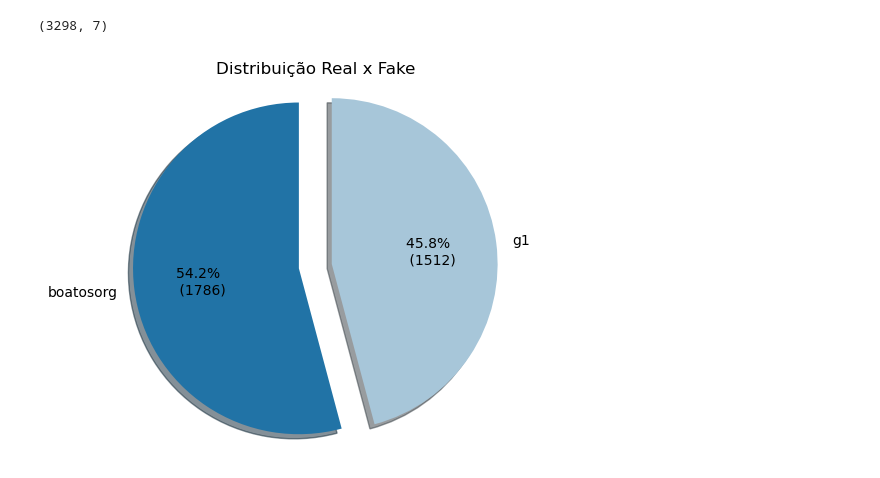
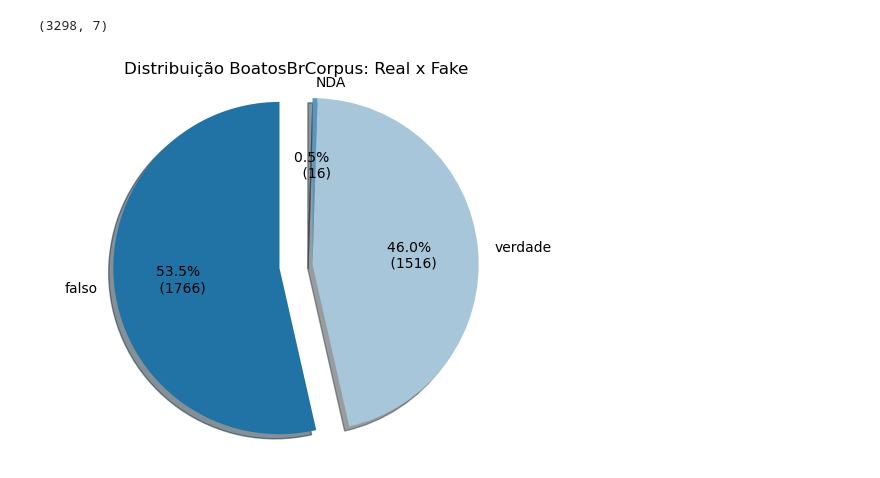
Before and after one commit to Felipe-Harrison/boatos-br-corpus, a Jupyter notebook: Realimentador/analisaBaseDados.ipynb, the cells around one changed output. Cells and saved outputs as stored; diff of their text form; code cells hidden in the pictures.

Commit message:
Atualizando base v0.0.1

```diff
--- a/Realimentador/analisaBaseDados.ipynb
+++ b/Realimentador/analisaBaseDados.ipynb
@@ -27,7 +27,7 @@ def make_autopct(values):
         return '{p:1.1f}% \n ({v:d})'.format(p=pct,v=val)
     return my_autopct
 
-def grafPie(itens,size,title='Distribuição Real x Fake'):
+def grafPie(itens,size,title='Distribuição BoatosBrCorpus: Real x Fake'):
 
     colors = ['#2173A6', '#A7C6D9', '#5697BF','#2168A6']
     explodeAux = [0 for i in range(len(itens)-1)]
@@ -46,7 +46,7 @@ def grafPie(itens,size,title='Distribuição Real x Fake'):
 ## Analise
 # %%
 # Ler Base de dados
-database = pd.read_json("./boatos_br_corpus_update.json")
+database = pd.read_json("../base_completa/boatos_br_corpus.json")
 # %%
 database.columns
 # %% [output]
@@ -58,7 +58,7 @@ database.shape
 # %% [output]
 (3298, 7)
 # %%
-dados = database['origem'].value_counts()
+dados = database['rotulo'].value_counts()
 grafPie(dados.index,dados.values)
 # %% [output]
-[figure, old version]
+[figure, new version]
```
Also changed, not shown: 2 other files.
